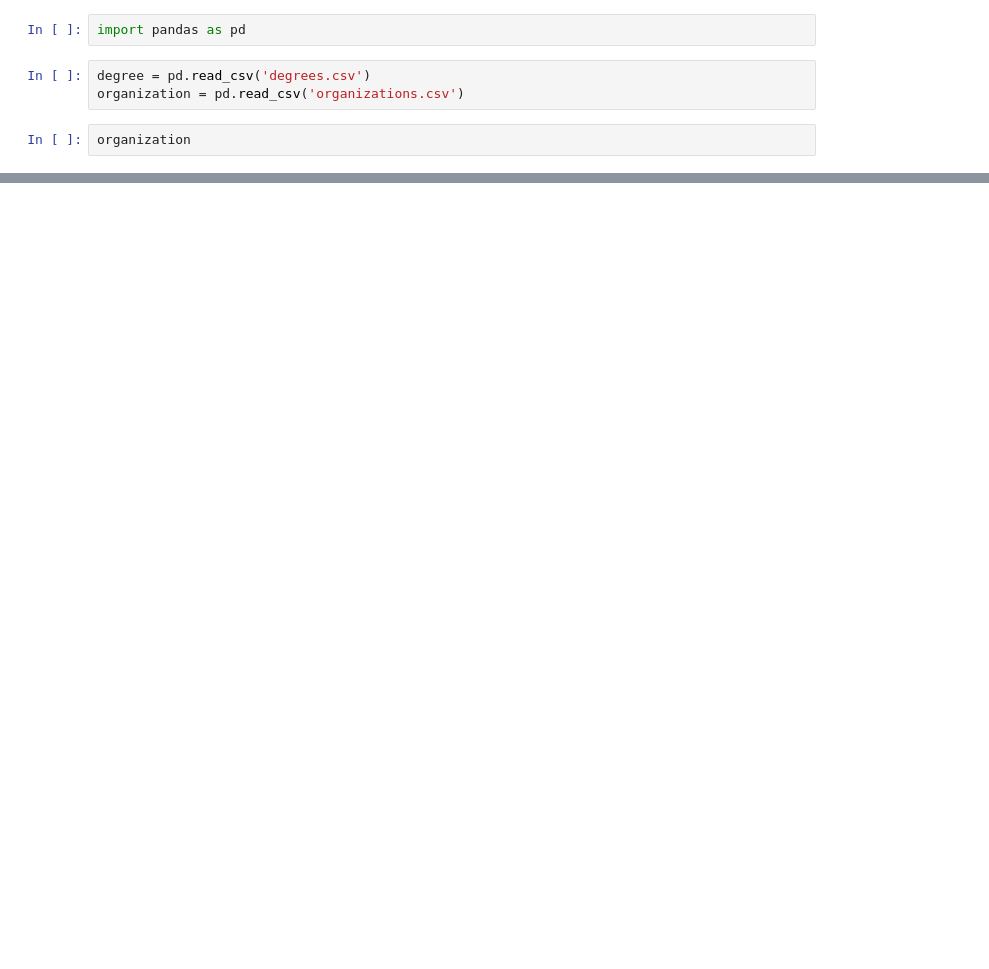
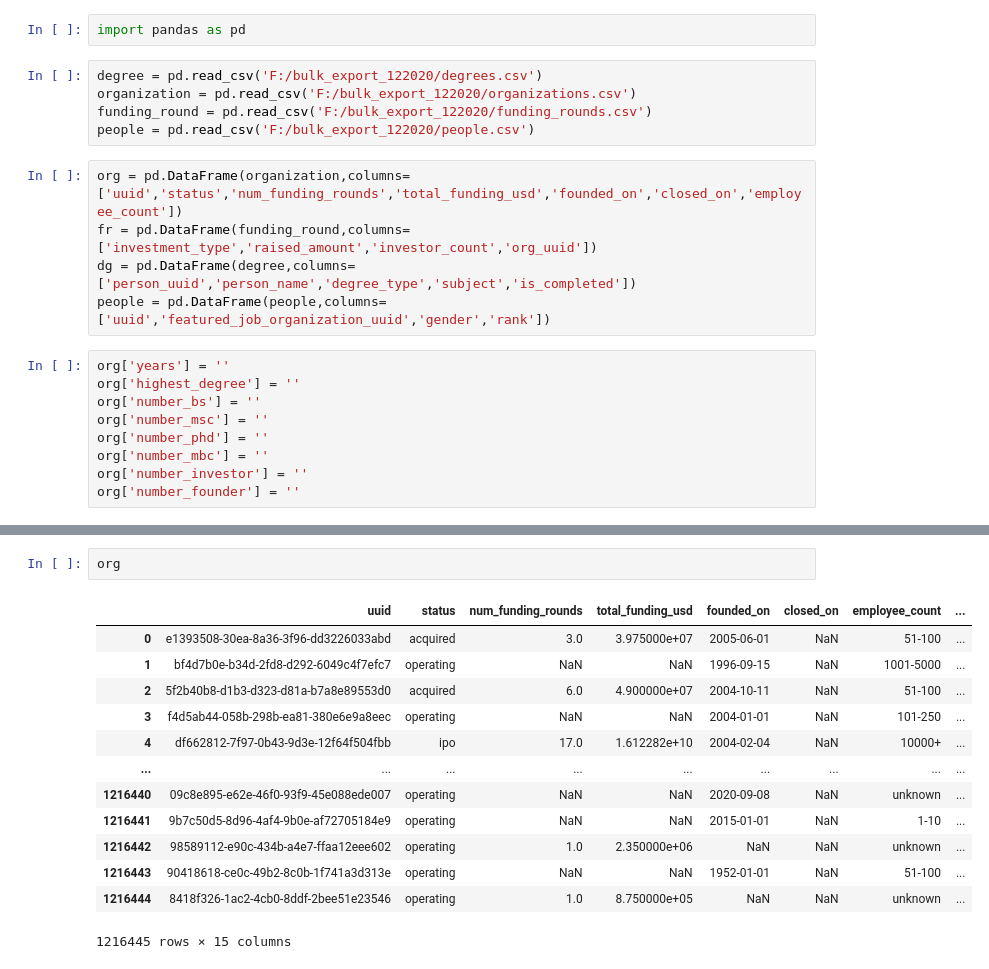
Before and after one commit to csynbiosys/dissertations-2021-info, a Jupyter notebook: yiwei_jing_quantify/Data Preprocessing.ipynb, the cells around one changed output, grey strips where cells are left out. Drawn from its saved outputs; the diff is of its cells as text; blank space fills up the shorter version.

```diff
--- a/yiwei_jing_quantify/Data Preprocessing.ipynb
+++ b/yiwei_jing_quantify/Data Preprocessing.ipynb
@@ -1,7 +1,21 @@
 # %%
 import pandas as pd
 # %%
-degree = pd.read_csv('degrees.csv')
-organization = pd.read_csv('organizations.csv')
+degree = pd.read_csv('F:/bulk_export_122020/degrees.csv')
+organization = pd.read_csv('F:/bulk_export_122020/organizations.csv')
+funding_round = pd.read_csv('F:/bulk_export_122020/funding_rounds.csv')
+people = pd.read_csv('F:/bulk_export_122020/people.csv')
+# %%
+org = pd.DataFrame(organization,columns=['uuid','status','num_funding_rounds','total_funding_usd','founded_on','closed_on','employee_count'])
+fr = pd.DataFrame(funding_round,columns=['investment_type','raised_amount','investor_count','org_uuid'])
+dg = pd.DataFrame(degree,columns=['person_uuid','person_name','degree_type','subject','is_completed'])
+people = pd.DataFrame(people,columns=['uuid','featured_job_organization_uuid','gender','rank'])
 # %%
-organization
+org['years'] = ''
+org['highest_degree'] = ''
+org['number_bs'] = ''
+org['number_msc'] = ''
+org['number_phd'] = ''
+org['number_mbc'] = ''
+org['number_investor'] = ''
+org['number_founder'] = ''
@@ -21,0 +22,16 @@ organization
+# %%
+org
+# %% [output]
+|  | uuid | status | num_funding_rounds | total_funding_usd | founded_on | closed_on | employee_count | ... |
+| 0 | e1393508-30ea-8a36-3f96-dd3226033abd | acquired | 3.0 | 3.975000e+07 | 2005-06-01 | NaN | 51-100 | ... |
+| 1 | bf4d7b0e-b34d-2fd8-d292-6049c4f7efc7 | operating | NaN | NaN | 1996-09-15 | NaN | 1001-5000 | ... |
+| 2 | 5f2b40b8-d1b3-d323-d81a-b7a8e89553d0 | acquired | 6.0 | 4.900000e+07 | 2004-10-11 | NaN | 51-100 | ... |
+| 3 | f4d5ab44-058b-298b-ea81-380e6e9a8eec | operating | NaN | NaN | 2004-01-01 | NaN | 101-250 | ... |
+| 4 | df662812-7f97-0b43-9d3e-12f64f504fbb | ipo | 17.0 | 1.612282e+10 | 2004-02-04 | NaN | 10000+ | ... |
+| ... | ... | ... | ... | ... | ... | ... | ... | ... |
+| 1216440 | 09c8e895-e62e-46f0-93f9-45e088ede007 | operating | NaN | NaN | 2020-09-08 | NaN | unknown | ... |
+| 1216441 | 9b7c50d5-8d96-4af4-9b0e-af72705184e9 | operating | NaN | NaN | 2015-01-01 | NaN | 1-10 | ... |
+| 1216442 | 98589112-e90c-434b-a4e7-ffaa12eee602 | operating | 1.0 | 2.350000e+06 | NaN | NaN | unknown | ... |
+| 1216443 | 90418618-ce0c-49b2-8c0b-1f741a3d313e | operating | NaN | NaN | 1952-01-01 | NaN | 51-100 | ... |
+| 1216444 | 8418f326-1ac2-4cb0-8ddf-2bee51e23546 | operating | 1.0 | 8.750000e+05 | NaN | NaN | unknown | ... |
+1216445 rows × 15 columns
```
Also changed, not shown: parts of 12 cells of this notebook, 2 other files.
